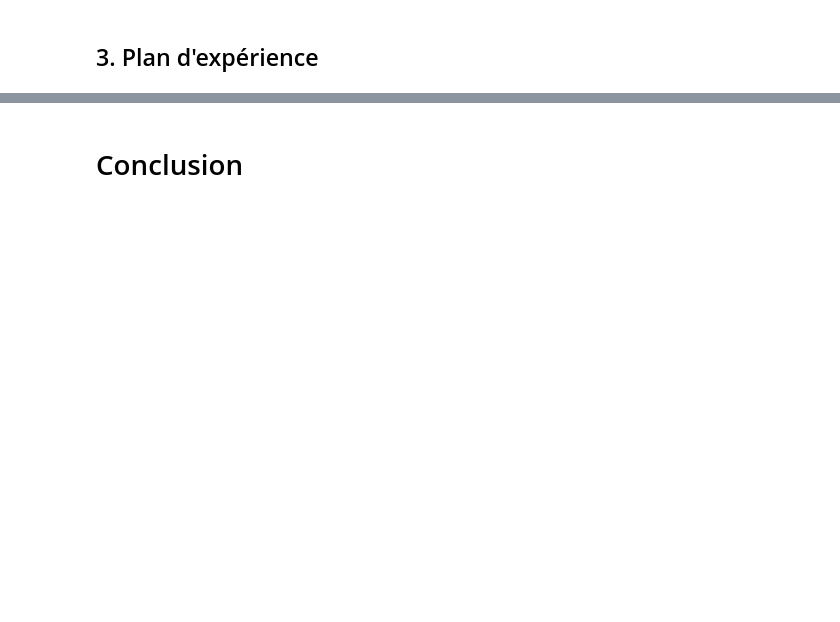
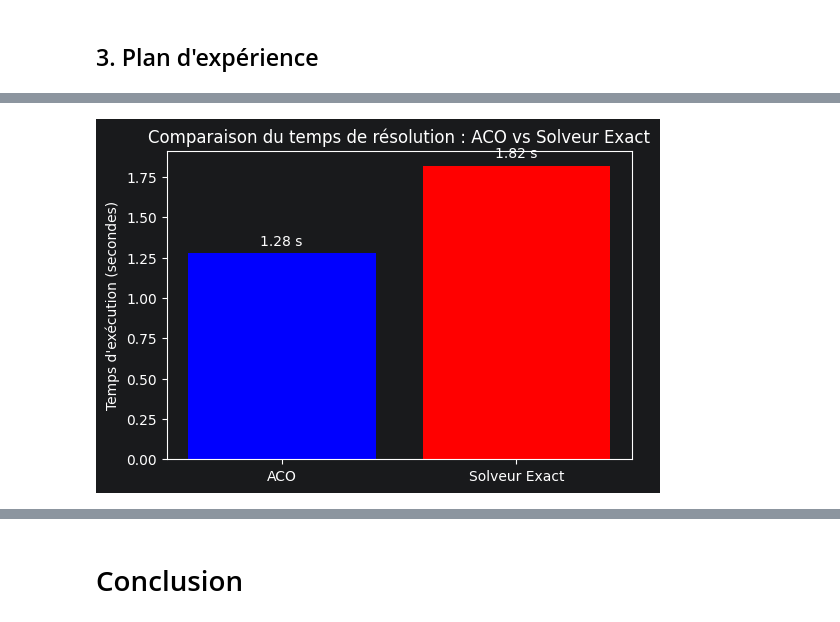
Before and after one commit to FrozX69/RechOp-Gr3, a Jupyter notebook: gpe3-livrable2.ipynb, the cells around one changed output, grey strips where cells are left out. Saved outputs shown, nothing was run; the diff lists cells and outputs as text; code cells hidden in the pictures; blank space fills up the shorter version.

```diff
--- a/gpe3-livrable2.ipynb
+++ b/gpe3-livrable2.ipynb
@@ -899,0 +996,79 @@ Décomposition du temps :
+# %%
+def solveur_exact(matrice_test, fenetres_test):
+    # EXPLICATION : Nous encapsulons ici la logique du solveur PuLP (déjà faite plus haut)
+    # dans une fonction nommée pour pouvoir la réexécuter dynamiquement
+    # et mesurer son temps facilement sur de potentiels autres graphes.
+    from pulp import LpProblem, LpMinimize, LpVariable, LpBinary, lpSum, PULP_CBC_CMD, value, LpStatus
+
+    n_villes = len(matrice_test)
+    prob = LpProblem("TSPTW_Exact", LpMinimize)
+
+    x = LpVariable.dicts("x", (range(n_villes), range(n_villes)), 0, 1, LpBinary)
+    T = LpVariable.dicts("T", range(n_villes), lowBound=0, upBound=14400)
+    A = LpVariable.dicts("A", range(n_villes), lowBound=0, upBound=14400)
+    k = LpVariable.dicts("k", range(n_villes), lowBound=0, cat="Integer")
+    y = LpVariable.dicts("y", range(n_villes), 0, 1, LpBinary)
+
+    prob += lpSum(matrice_test[i][j] * x[i][j] for i in range(n_villes) for j in range(n_villes) if i != j and matrice_test[i][j] < 1000000)
+
+    for i in range(n_villes):
+        prob += x[i][i] == 0
+        for j in range(n_villes):
+            if matrice_test[i][j] >= 1000000:
+                prob += x[i][j] == 0
+
+        prob += lpSum(x[i][j] for j in range(n_villes) if i != j) == 1
+        prob += lpSum(x[j][i] for j in range(n_villes) if i != j) == 1
+
+    prob += T[0] == 0
+    prob += A[0] == 0
+    prob += k[0] == 0
+    prob += y[0] == 1
+
+    M_val = 28800
+    for i in range(n_villes):
+        e_i, l_i = fenetres_test[i]
+        prob += T[i] >= A[i]
+        if i != 0:
+            prob += T[i] >= e_i + 1440 * k[i]
+            prob += T[i] <= l_i + 1440 * k[i]
+            prob += T[i] <= A[i] + M_val * (1 - y[i])
+            prob += T[i] <= e_i + 1440 * k[i] + M_val * y[i]
+
+    for i in range(n_villes):
+        for j in range(n_villes):
+            if i != j and matrice_test[i][j] < 1000000 and j != 0:
+                prob += A[j] >= T[i] + matrice_test[i][j] - M_val * (1 - x[i][j])
+
+    prob.solve(PULP_CBC_CMD(msg=0, timeLimit=60)) # Limite de temps à 60s
+    if LpStatus[prob.status] == "Optimal":
+        return value(prob.objective)
+    return None
+
+def run_experiment_2():
+    print("=== Démarrage Expérience 2 : ACO vs Solveur Exact ===")
+
+    # ACO
+    start = time.time()
+    _, cout_aco, _ = ant_colony_optimization_tsptw(matrice, liste_villes, max_iterations=100, verbose=False)
+    temps_aco = time.time() - start
+
+    # Exact
+    start = time.time()
+    cout_exact = solveur_exact(matrice, liste_villes)
+    temps_exact = time.time() - start
+
+    print(f"ACO : Coût = {cout_aco}, Temps = {temps_aco} s")
+    print(f"Exact : Coût = {cout_exact}, Temps = {temps_exact} s")
+
+    # Affichage du graphique
+    plt.figure(figsize=(6, 4))
+    plt.bar(['ACO', 'Solveur Exact'], [temps_aco, temps_exact], color=['blue', 'red'])
+    plt.ylabel("Temps d'exécution (secondes)")
+    plt.title("Comparaison du temps de résolution : ACO vs Solveur Exact")
+    plt.text(0, temps_aco + 0.05, f"{temps_aco:.2f} s", ha='center')
+    plt.text(1, temps_exact + 0.05, f"{temps_exact:.2f} s", ha='center')
+    plt.show()
+
+run_experiment_2()
+# %% [output]
@@ -899,0 +1078 @@ Décomposition du temps :
+[figure, added]
```
Also changed, not shown: parts of 16 cells of this notebook.
